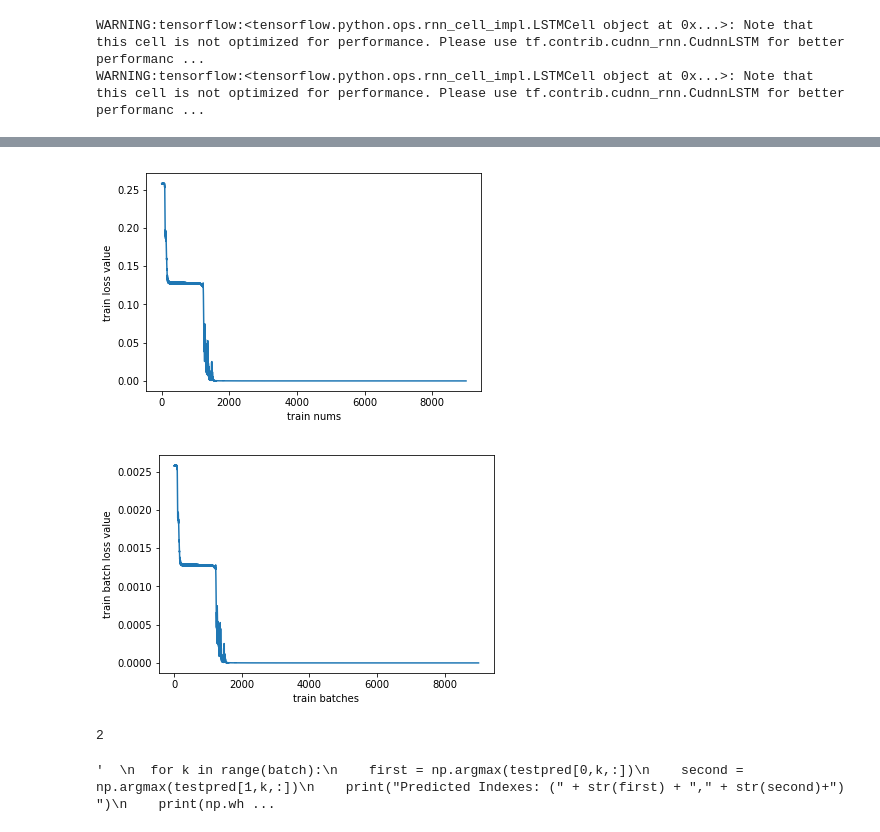
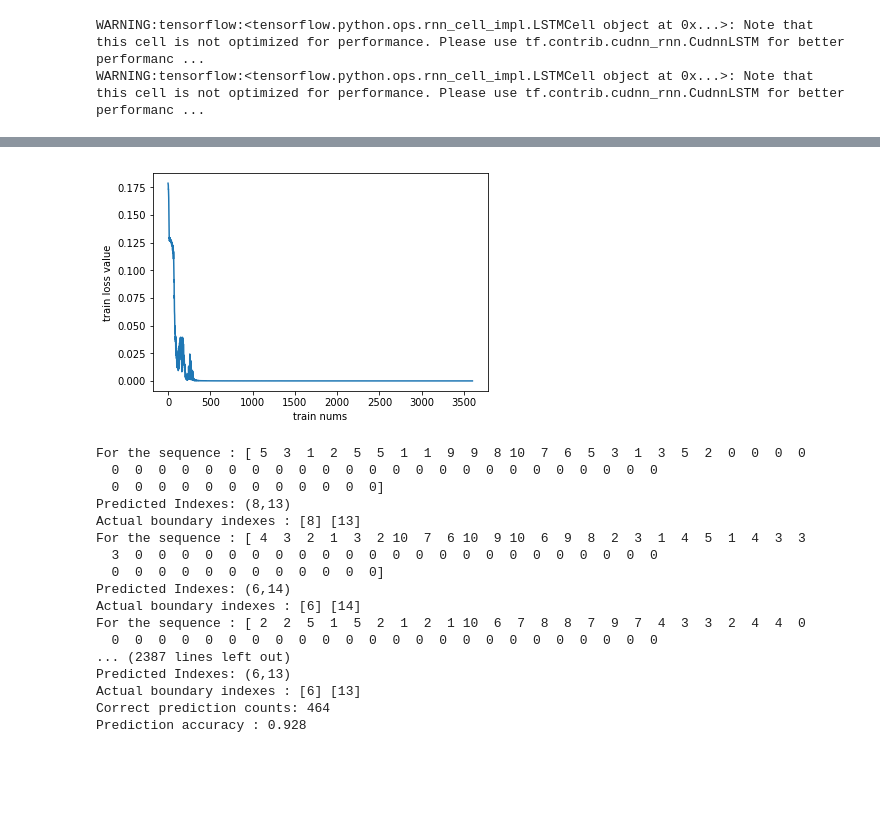
Before and after one commit to khushbooG9/Pointer-Netowrks-Using-Fast-Weights, a Jupyter notebook: boundary_PtrLSTM.ipynb, the cells around one changed output, grey strips where cells are left out. Saved outputs shown, nothing was run; the diff lists cells and outputs as text; code cells hidden in the pictures; blank space fills up the shorter version.

```diff
--- a/boundary_PtrLSTM.ipynb
+++ b/boundary_PtrLSTM.ipynb
@@ -27,8 +27,8 @@ class PtrNetLSTM(tf.keras.Model):
     #For mapping the raw input to LSTM dimensions
     self.W_d_in = tf.Variable(tf.random_uniform([self.input_dim, hiddensize], 0.0, 0.5), dtype=tf.float32)
     self.B_d_in = tf.Variable(tf.random_uniform([batchsize, hiddensize], 0.0, 0.5), dtype=tf.float32)
-    self.W1 = tf.Variable(tf.random_uniform([ hiddensize, numblendunits], 0.0, 0.5), dtype=tf.float32)
-    self.W2 = tf.Variable(tf.random_uniform([hiddensize, numblendunits], 0.0, 0.5), dtype=tf.float32)
+    self.W1 = tf.Variable(tf.random_uniform([ hiddensize, numblendunits], -0.08, 0.08), dtype=tf.float32)
+    self.W2 = tf.Variable(tf.random_uniform([hiddensize, numblendunits], -0.08, 0.08), dtype=tf.float32)
     self.B_ptr = tf.Variable(tf.random_uniform([batchsize, numblendunits], 0.0, 0.5), dtype=tf.float32)
     self.V = tf.Variable(tf.random_uniform([numblendunits, 1], 0.0, 0.5), dtype=tf.float32) #Dx1
 
@@ -59,7 +59,7 @@ class PtrNetLSTM(tf.keras.Model):
       cell_input = tf.nn.elu(tf.matmul(tf.cast(X_,  tf.float32), self.W_d_in)+ self.B_d_in)
       Y, d_state = self.decoder(cell_input, d_state)  #Y = BxH d_state.c = BXH
       index_predists = []
-      #Loop over each input slot to set up softmax distribution
+      #Loop over each input to get softmax distribution
       d_part = tf.matmul(d_state.c, self.W2)  #BxD
       e_parts = []
       for index in range(self.maxlen):
@@ -108,12 +108,33 @@ def set_of_seq(n):
   ends = []
   datadict = {}
   for i in range(n):
-    seq, ind_start, ind_end = single_seq() #J, J,J
+    seq, ind_start, ind_end = single_seq(60, 11,20) #J, J,J
     data.append(seq)
     starts.append(onehot(len(seq),ind_start))
     ends.append(onehot(len(seq),ind_end))
   datadict[0] = np.stack(data) #BxJ
   datadict[1] = np.stack([np.stack(starts), np.stack(ends)])
   return datadict
+
+
+
+def onehot(len, idx):
+  oh = np.zeros([len])
+  oh[idx] = 1
+  return oh
+
+def set_of_seq2(n):
+  data = []
+  starts = []
+  ends = []
+  datadict = {}
+  for i in range(n):
+    seq, ind_start, ind_end = single_seq(60, 6,10) #J, J,J
+    data.append(seq)
+    starts.append(onehot(len(seq),ind_start))
+    ends.append(onehot(len(seq),ind_end))
+  datadict[0] = np.stack(data) #BxJ
+  datadict[1] = np.stack([np.stack(starts), np.stack(ends)])
+  return datadict
 # %%
 train = set_of_seq(1000)
@@ -129,6 +150,6 @@ print(train[1].shape)
 # %%
 optimizer = tf.train.AdamOptimizer(0.001)
-maxlen = 30
+maxlen = 60
 batch= 100
 blend = 256
 hidden = 256
@@ -139,12 +160,12 @@ WARNING:tensorflow:<tensorflow.python.ops.rnn_cell_impl.LSTMCell object at 0x...
 # %%
 loss = []
 batchloss = []
-numepochs = 1000
+numepochs = 600
 with tf.device("/gpu:0"):
   #l = 0
   for epoch in range(numepochs):
     print("Epoch number :", epoch)
-    for i in range(0, numepochs-batch, batch):
+    for i in range(0, numepochs, batch):
       l = 0
       x = train[0][i:i+batch, :]
       y = train[1][:,i:i+batch,:]
@@ -181,24 +202,17 @@ Final loss for training  set: 0.000000415
 # %%
 plt.plot(loss)
 
 plt.ylabel('train loss value')
 plt.xlabel('train nums')
 
 plt.show()
-
-plt.plot(batchloss)
-
-plt.ylabel('train batch loss value')
-plt.xlabel('train batches')
-
-plt.show()
 # %% [output]
-[figure, old version]
+[figure, new version]
-[figure, removed]
 # %%
 testloss = []
 prediction = []
-for i in range(0, 200,batch):
+count = 0
+for i in range(0, 500,batch):
   l = 0
   x = test[0][i:i+batch, :]
   y = test[1][:,i:i+batch,:]
@@ -207,17 +221,32 @@ for i in range(0, 200,batch):
   l+= tf.sqrt(tf.reduce_mean(tf.pow(testpred-y, 2.0)))
   lb = (l/batch)
   testloss.append(lb)
-
-print(len(prediction))
-
-"""
   for k in range(batch):
     first = np.argmax(testpred[0,k,:])
     second = np.argmax(testpred[1,k,:])
+    print("For the sequence :", test[0][k+i,:])
     print("Predicted Indexes: (" + str(first) + "," + str(second)+") ")
-    print(np.where(test[1][0,k,:])[0], np.where(test[1][1,k,:])[0])
+    print("Actual boundary indexes :",np.where(test[1][0,k+i,:])[0], np.where(test[1][1,k+i,:])[0])
+    if np.where(test[1][0,k+i,:])[0]==first and np.where(test[1][1,k+i,:])[0] == second:
+      count+=1
 
-"""
+print("Correct prediction counts:" , count)
+print("Prediction accuracy :" , count/500)
 # %% [output]
-2
+For the sequence : [ 5  3  1  2  5  5  1  1  9  9  8 10  7  6  5  3  1  3  5  2  0  0  0  0
+  0  0  0  0  0  0  0  0  0  0  0  0  0  0  0  0  0  0  0  0  0  0  0  0
+  0  0  0  0  0  0  0  0  0  0  0  0]
+Predicted Indexes: (8,13)
+Actual boundary indexes : [8] [13]
+For the sequence : [ 4  3  2  1  3  2 10  7  6 10  9 10  6  9  8  2  3  1  4  5  1  4  3  3
+  3  0  0  0  0  0  0  0  0  0  0  0  0  0  0  0  0  0  0  0  0  0  0  0
+  0  0  0  0  0  0  0  0  0  0  0  0]
+Predicted Indexes: (6,14)
+Actual boundary indexes : [6] [14]
+For the sequence : [ 2  2  5  1  5  2  1  2  1 10  6  7  8  8  7  9  7  4  3  3  2  4  4  0
+  0  0  0  0  0  0  0  0  0  0  0  0  0  0  0  0  0  0  0  0  0  0  0  0
+... (2387 lines left out)
+Predicted Indexes: (6,13)
+Actual boundary indexes : [6] [13]
+Correct prediction counts: 464
+Prediction accuracy : 0.928
-'  \n  for k in range(batch):\n    first = np.argmax(testpred[0,k,:])\n    second = np.argmax(testpred[1,k,:])\n    print("Predicted Indexes: (" + str(first) + "," + str(second)+") ")\n    print(np.wh ...
```
Also changed, not shown: parts of 3 cells of this notebook.
